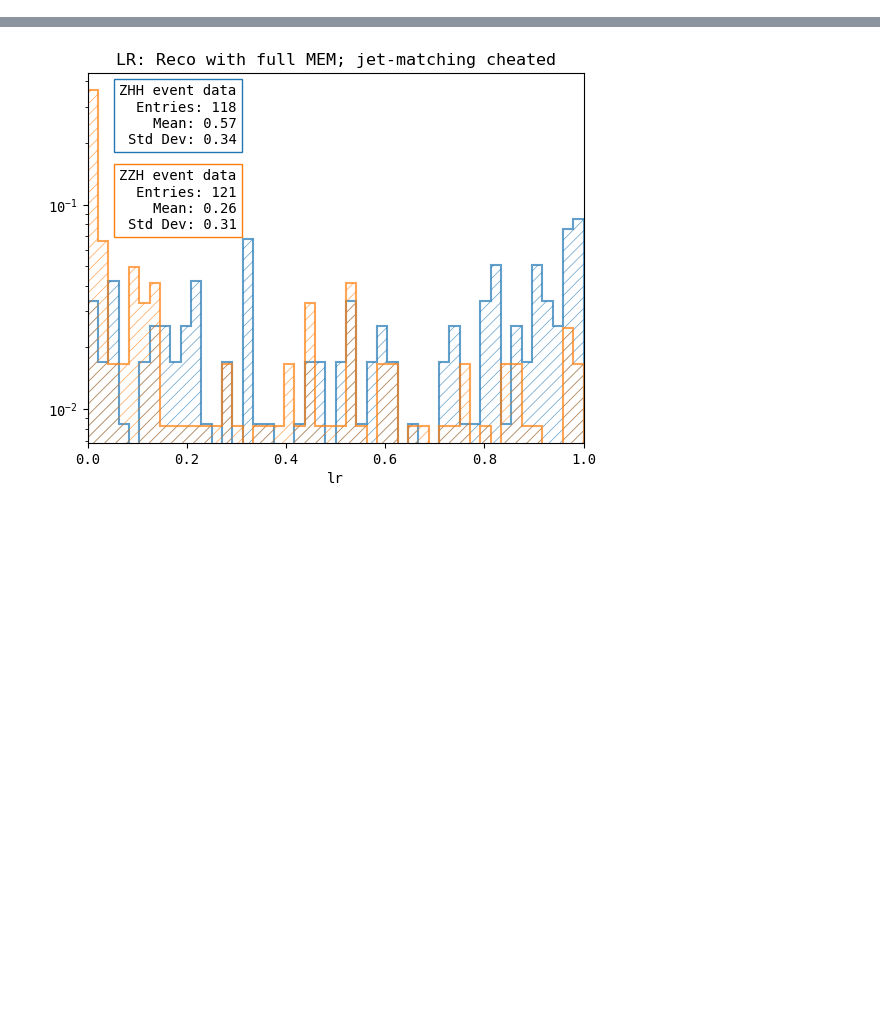
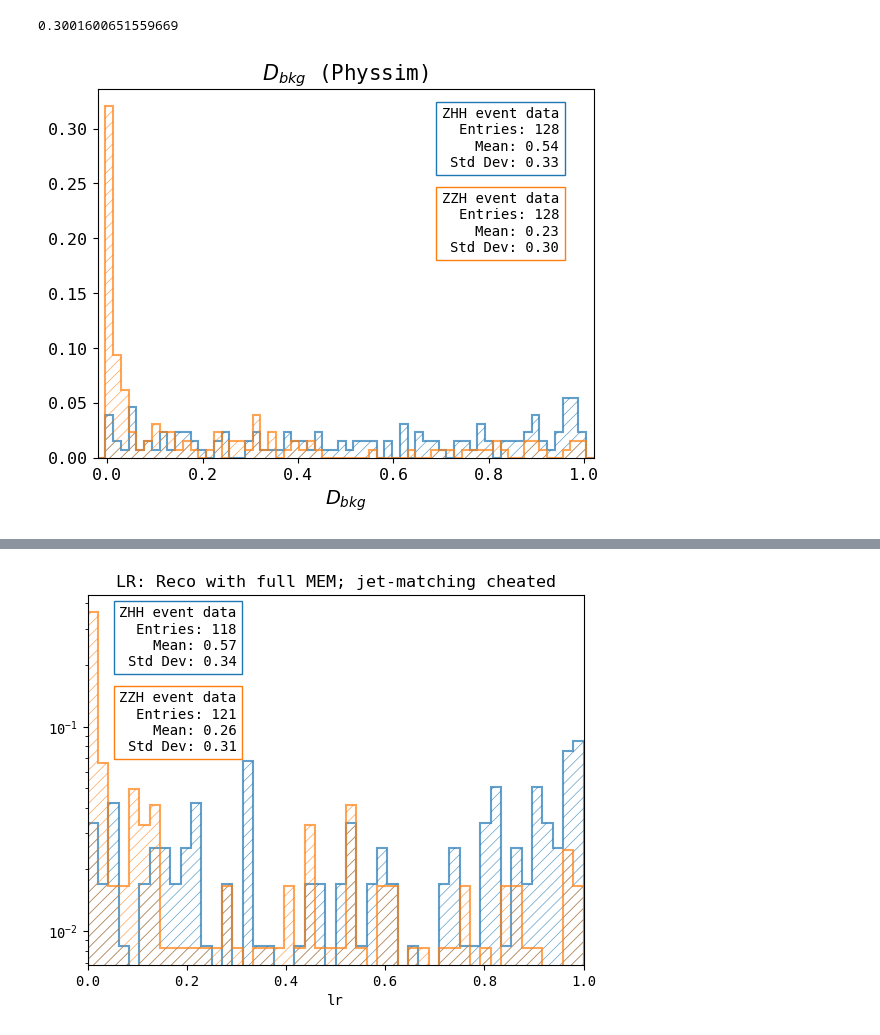
Before and after one commit to nVentis/MEM_HEP, a Jupyter notebook: results/mem_sep.ipynb, the cells around one changed output, grey strips where cells are left out. Cells and saved outputs as stored; diff of their text form; code cells hidden in the pictures; blank space fills up the shorter version.

```diff
--- a/results/mem_sep.ipynb
+++ b/results/mem_sep.ipynb
@@ -75,0 +135,6 @@ results.index[61]
+# %%
+plot_r(results_mg5, "Physsim")
+best_ts(results_mg5)
+# %% [output]
+0.3001600651559669
+[figure, added]
```
Also changed, not shown: parts of 17 cells of this notebook, 41 other files.
